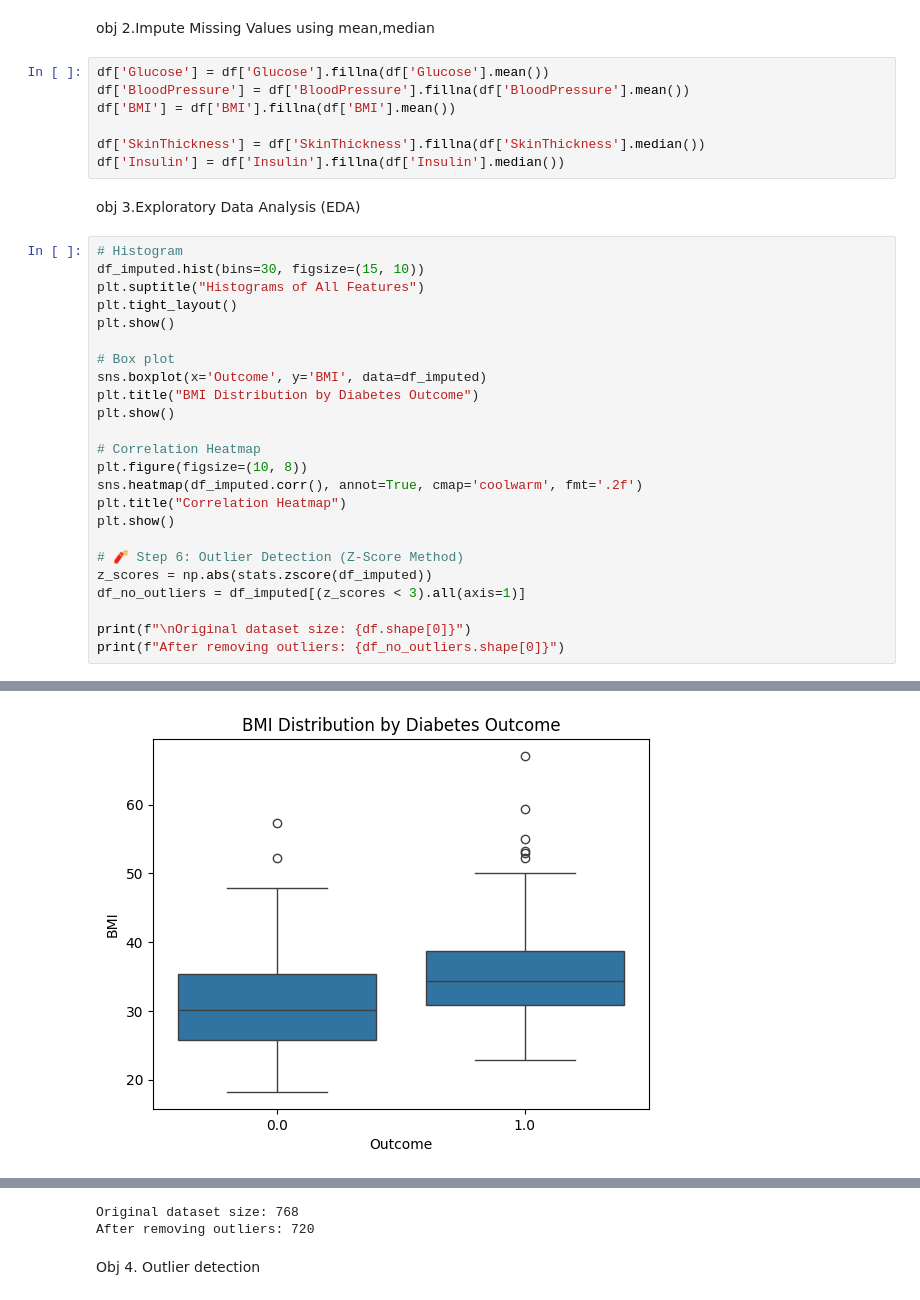
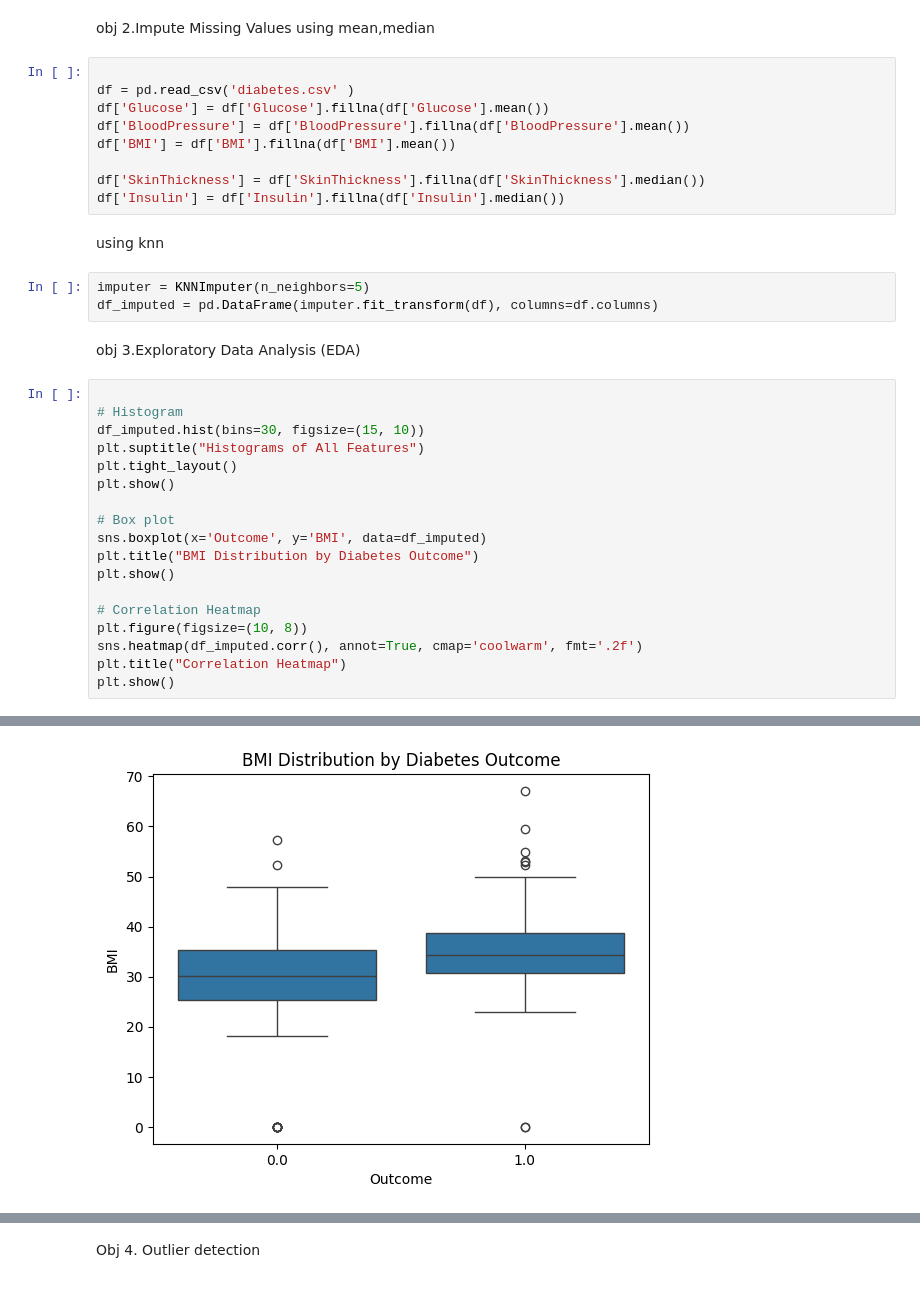
Before and after one commit to Krishdluffy/diabetes-prediction-ml, a Jupyter notebook: project.ipynb, the cells around one changed output, grey strips where cells are left out. Cells and saved outputs as stored; diff of their text form.

```diff
--- a/project.ipynb
+++ b/project.ipynb
@@ -32,15 +32,23 @@ dtype: int64
 # %% [markdown]
 obj 2.Impute Missing Values using mean,median
 # %%
+
+df = pd.read_csv('diabetes.csv' )
 df['Glucose'] = df['Glucose'].fillna(df['Glucose'].mean())
 df['BloodPressure'] = df['BloodPressure'].fillna(df['BloodPressure'].mean())
 df['BMI'] = df['BMI'].fillna(df['BMI'].mean())
 
 df['SkinThickness'] = df['SkinThickness'].fillna(df['SkinThickness'].median())
 df['Insulin'] = df['Insulin'].fillna(df['Insulin'].median())
+# %% [markdown]
+using knn
+# %%
+imputer = KNNImputer(n_neighbors=5)
+df_imputed = pd.DataFrame(imputer.fit_transform(df), columns=df.columns)
 # %% [markdown]
 obj 3.Exploratory Data Analysis (EDA)
 # %%
+
 # Histogram
 df_imputed.hist(bins=30, figsize=(15, 10))
 plt.suptitle("Histograms of All Features")
@@ -57,11 +65,4 @@ plt.figure(figsize=(10, 8))
 sns.heatmap(df_imputed.corr(), annot=True, cmap='coolwarm', fmt='.2f')
 plt.title("Correlation Heatmap")
 plt.show()
-
-# 🧨 Step 6: Outlier Detection (Z-Score Method)
-z_scores = np.abs(stats.zscore(df_imputed))
-df_no_outliers = df_imputed[(z_scores < 3).all(axis=1)]
-
-print(f"\nOriginal dataset size: {df.shape[0]}")
-print(f"After removing outliers: {df_no_outliers.shape[0]}")
 # %% [output]
@@ -69 +70 @@ print(f"After removing outliers: {df_no_outliers.shape[0]}")
-[figure, old version]
+[figure, new version]
@@ -71,5 +72,3 @@ print(f"After removing outliers: {df_no_outliers.shape[0]}")
-Original dataset size: 768
-After removing outliers: 720
 # %% [markdown]
 Obj 4. Outlier detection
 # %%
```
Also changed, not shown: parts of 4 cells of this notebook.
